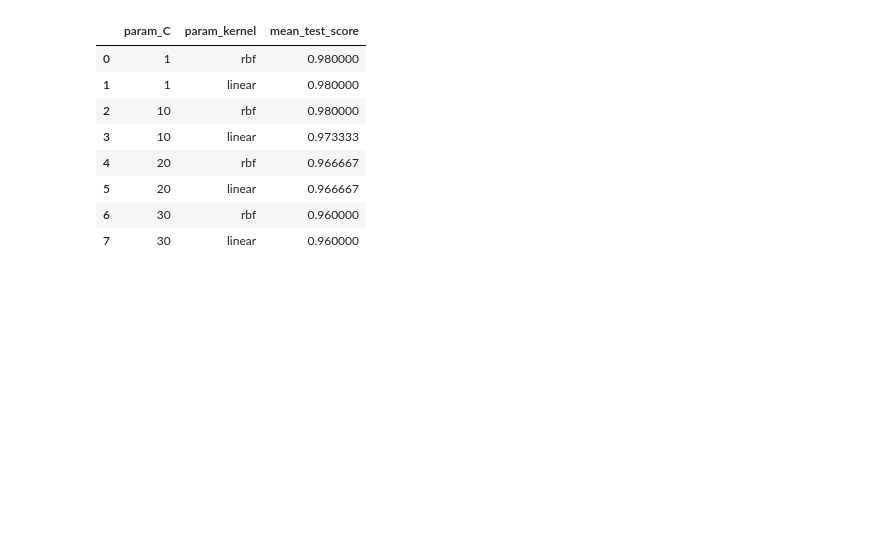
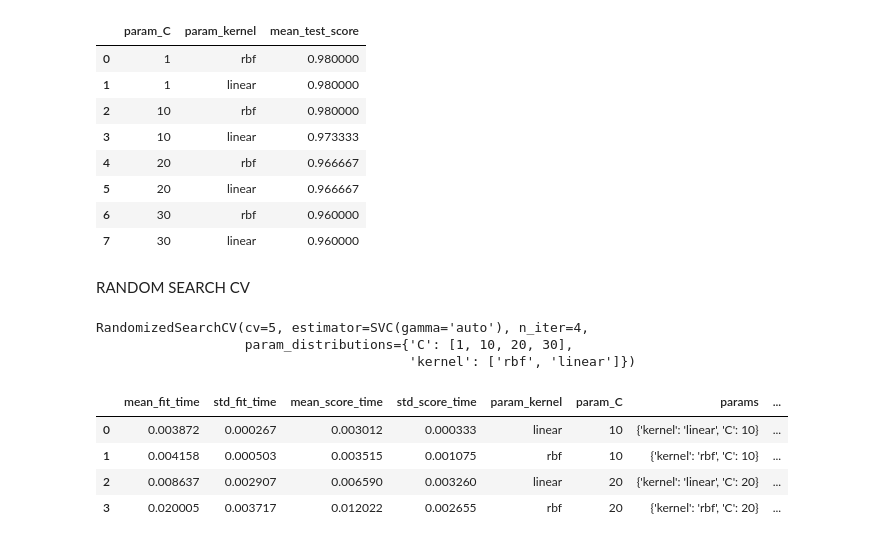
Before and after one commit to Kashish-Shukla18/Machine_learning, a Jupyter notebook: GridSearchCV.ipynb, the cells around one changed output. Saved outputs shown, nothing was run; the diff lists cells and outputs as text; code cells hidden in the pictures; blank space fills up the shorter version.

```diff
--- a/GridSearchCV.ipynb
+++ b/GridSearchCV.ipynb
@@ -110,3 +110,5 @@ results[['param_C','param_kernel','mean_test_score']]
 | 5 | 20 | linear | 0.966667 |
 | 6 | 30 | rbf | 0.960000 |
 | 7 | 30 | linear | 0.960000 |
+# %% [markdown]
+RANDOM SEARCH CV
@@ -112,0 +117,18 @@ results[['param_C','param_kernel','mean_test_score']]
+# %%
+classifier_r=RandomizedSearchCV((model_svm),{'C':[1,10,20,30],'kernel':['rbf','linear'],},cv=5,return_train_score=False,n_iter=4)
+# %%
+classifier_r.fit(X,y)
+# %% [output]
+RandomizedSearchCV(cv=5, estimator=SVC(gamma='auto'), n_iter=4,
+                   param_distributions={'C': [1, 10, 20, 30],
+                                        'kernel': ['rbf', 'linear']})
+# %%
+results=pd.DataFrame(classifier_r.cv_results_)
+# %%
+results
+# %% [output]
+|  | mean_fit_time | std_fit_time | mean_score_time | std_score_time | param_kernel | param_C | params | ... |
+| 0 | 0.003872 | 0.000267 | 0.003012 | 0.000333 | linear | 10 | {'kernel': 'linear', 'C': 10} | ... |
+| 1 | 0.004158 | 0.000503 | 0.003515 | 0.001075 | rbf | 10 | {'kernel': 'rbf', 'C': 10} | ... |
+| 2 | 0.008637 | 0.002907 | 0.006590 | 0.003260 | linear | 20 | {'kernel': 'linear', 'C': 20} | ... |
+| 3 | 0.020005 | 0.003717 | 0.012022 | 0.002655 | rbf | 20 | {'kernel': 'rbf', 'C': 20} | ... |
```
Also changed, not shown: parts of 7 cells of this notebook.
